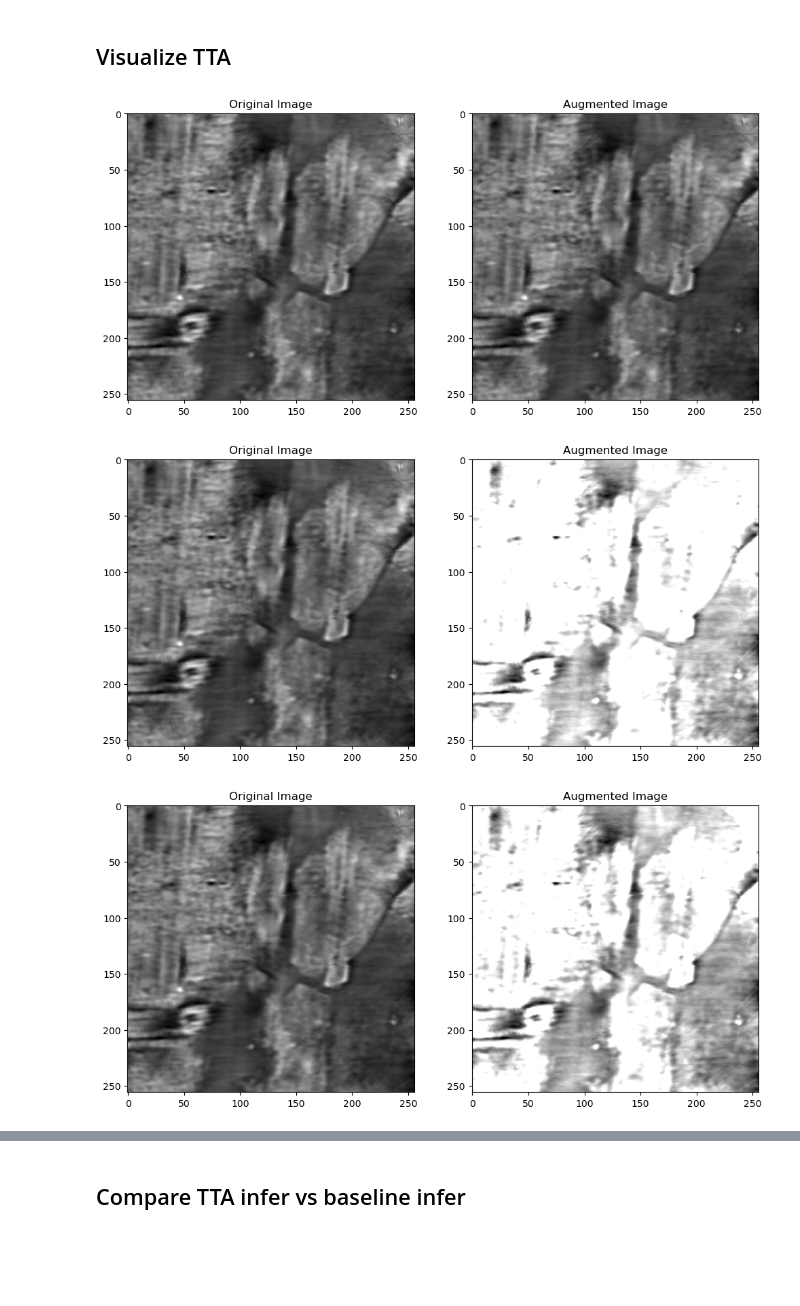
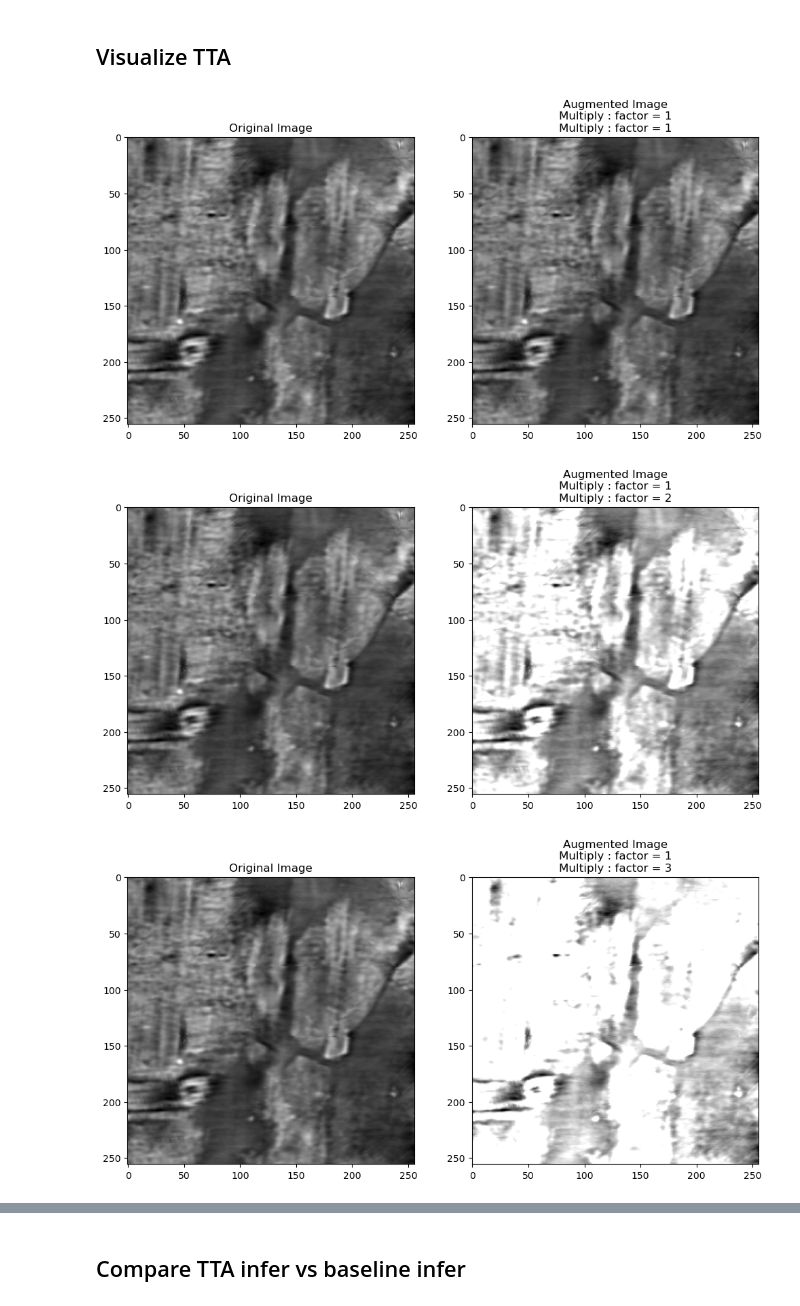
Before and after one commit to association-rosia/vesuvius-challenge, a Jupyter notebook: notebooks/1.0-jmo-try-and-compare-tta.ipynb, the cells around one changed output, grey strips where cells are left out. Drawn from its saved outputs; the diff is of its cells as text; code cells hidden in the pictures; blank space fills up the shorter version.

Commit message:
Update to plot augmented transform name in title

```diff
--- a/notebooks/1.0-jmo-try-and-compare-tta.ipynb
+++ b/notebooks/1.0-jmo-try-and-compare-tta.ipynb
@@ -51,11 +51,17 @@ transforms = tta.Compose(
         # tta.HorizontalFlip(),
         # tta.Rotate90(angles=[0, 180]),
         # tta.Scale(scales=[1, 2, 4]),
-        tta.Multiply(factors=[5, 2]),
-        tta.Multiply(factors=[3, 2.5]),
-
+        tta.Multiply(factors=[5]),
+        tta.Multiply(factors=[2, 3]),
     ]
 )
+
+
+transforms_names = [
+    "\n".join([f"{str(t.__class__).split('.')[-1][:-2]} : {t.pname} = {p}"
+    for t, p in zip(transforms.aug_transforms, aug_params)])
+    for aug_params in transforms.aug_transform_parameters
+]
 
 for i, transformer in enumerate(transforms):
 
@@ -69,34 +75,34 @@ for i, transformer in enumerate(transforms):
     # assuming your images are normalized in some way that might make them not displayable
     # as typical images, we use the clip function to make sure values are within [0,1]
     image_display = image.numpy().transpose((1, 2, 0))
     image_display = np.clip(image_display, 0, 1)
 
     aug_image_display = augmented_image.numpy().transpose((1, 2, 0))
     aug_image_display = np.clip(aug_image_display, 0, 1)
 
     ax[0].imshow(image_display, cmap='gray')
     ax[0].title.set_text('Original Image')
 
     ax[1].imshow(aug_image_display, cmap='gray')
-    ax[1].title.set_text(f'Augmented Image')
+    ax[1].title.set_text(f'Augmented Image\n{transforms_names[i]}')  # Add augmentation details to the title
 
     plt.show()
 
     # pass to model
     # model_output = model(augmented_image, another_input_data)
 
     # reverse augmentation for mask and label
     # deaug_mask = transformer.deaugment_mask(model_output['mask'])
     # deaug_label = transformer.deaugment_label(model_output['label'])
 
     # save results
 #     labels.append(deaug_mask)
 #     masks.append(deaug_label)
 
 # # reduce results as you want, e.g mean/max/min
 # label = mean(labels)
 # mask = mean(masks)
 # %% [output]
-[figure, old version]
+[figure, new version]
-[figure, old version]
+[figure, new version]
-[figure, old version]
+[figure, new version]
```
Also changed, not shown: parts of 1 cell of this notebook.
